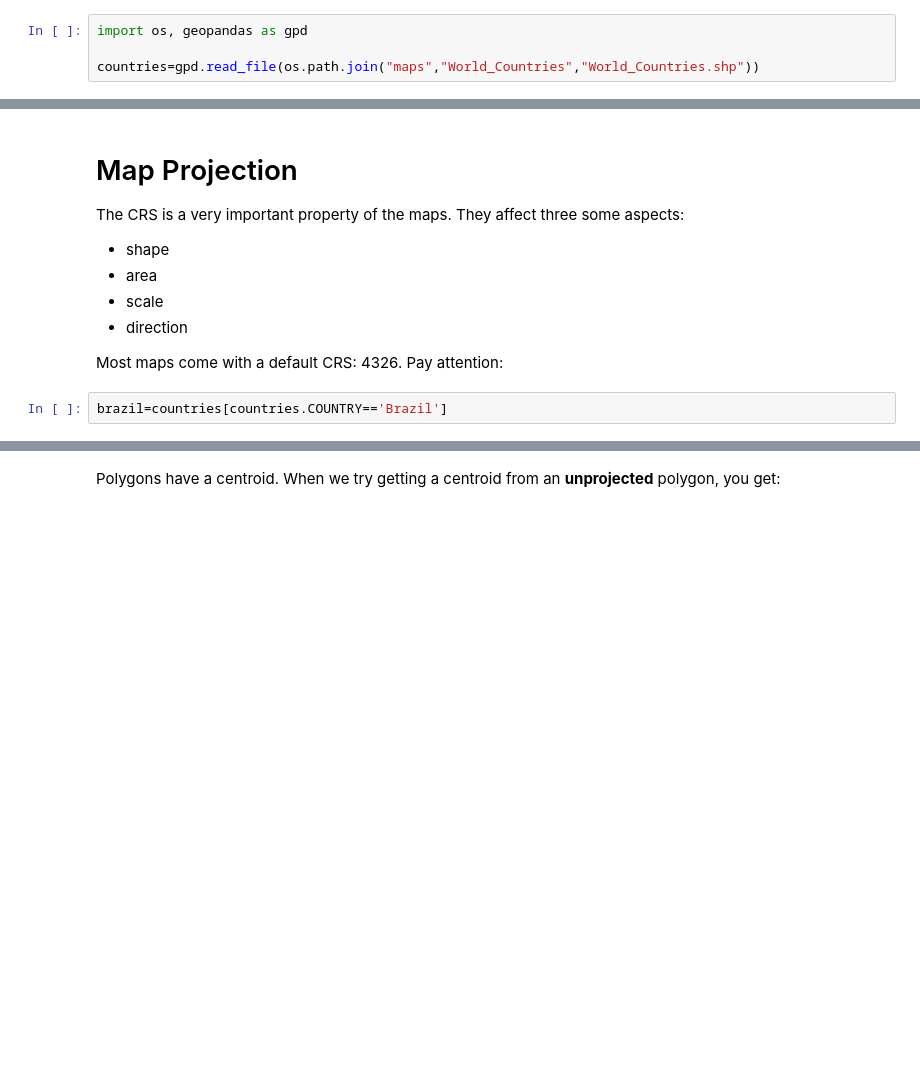
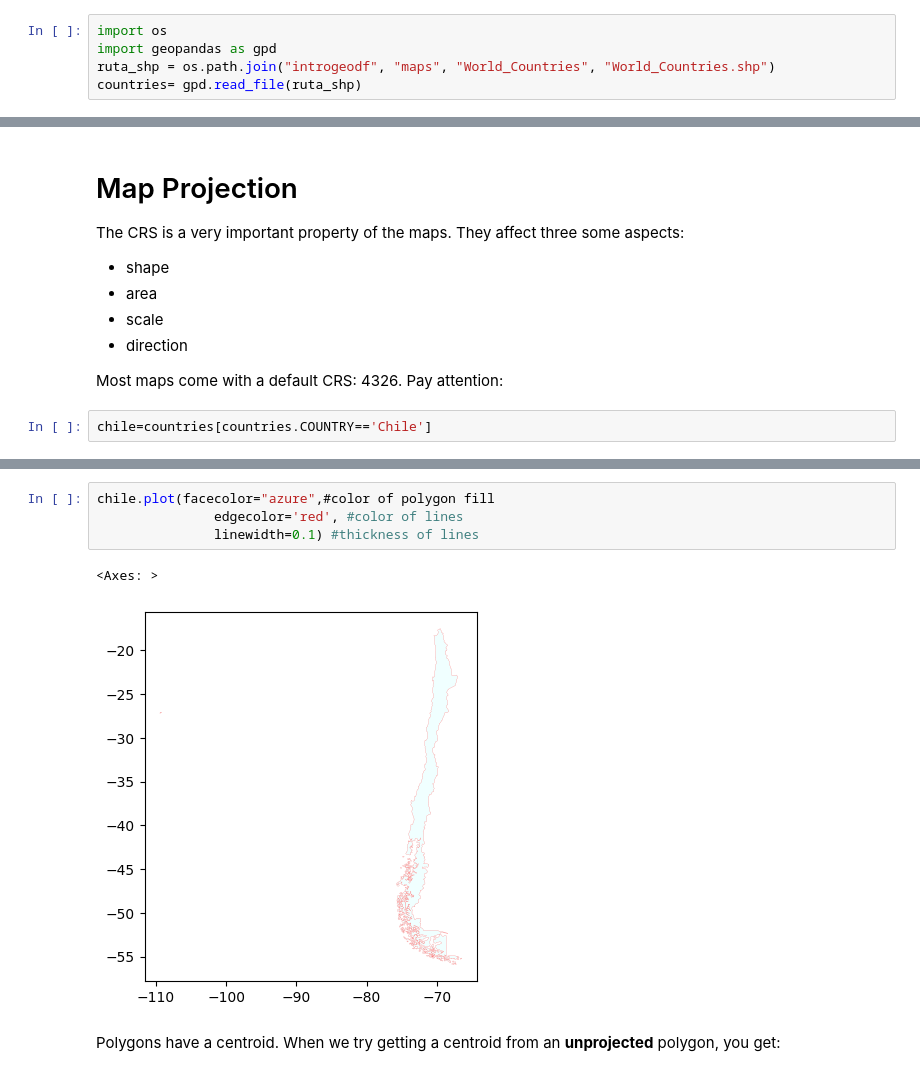
Before and after one commit to AdriMA3/introgeodf, a Jupyter notebook: index.ipynb, the cells around one changed output, grey strips where cells are left out. Drawn from its saved outputs; the diff is of its cells as text; blank space fills up the shorter version.

```diff
--- a/index.ipynb
+++ b/index.ipynb
@@ -36,4 +47,5 @@ Let's read the file with the help of **geopandas**:
 # %%
-import os, geopandas as gpd
-
-countries=gpd.read_file(os.path.join("maps","World_Countries","World_Countries.shp"))
+import os
+import geopandas as gpd
+ruta_shp = os.path.join("introgeodf", "maps", "World_Countries", "World_Countries.shp")
+countries= gpd.read_file(ruta_shp)
@@ -123,5 +182,5 @@ The CRS is a very important property of the maps. They affect three some aspects
 
 Most maps come with a default CRS: 4326. Pay attention:
 # %%
-brazil=countries[countries.COUNTRY=='Brazil']
+chile=countries[countries.COUNTRY=='Chile']
 # %%
@@ -135,3 +217,10 @@ brazil.crs.is_projected
+# %%
+chile.plot(facecolor="azure",#color of polygon fill
+               edgecolor='red', #color of lines
+               linewidth=0.1) #thickness of lines
+# %% [output]
+<Axes: >
+[figure, added]
 # %% [markdown]
 Polygons have a centroid. When we try getting a centroid from an **unprojected** polygon, you get:
 # %%
```
Also changed, not shown: parts of 26 cells of this notebook.
